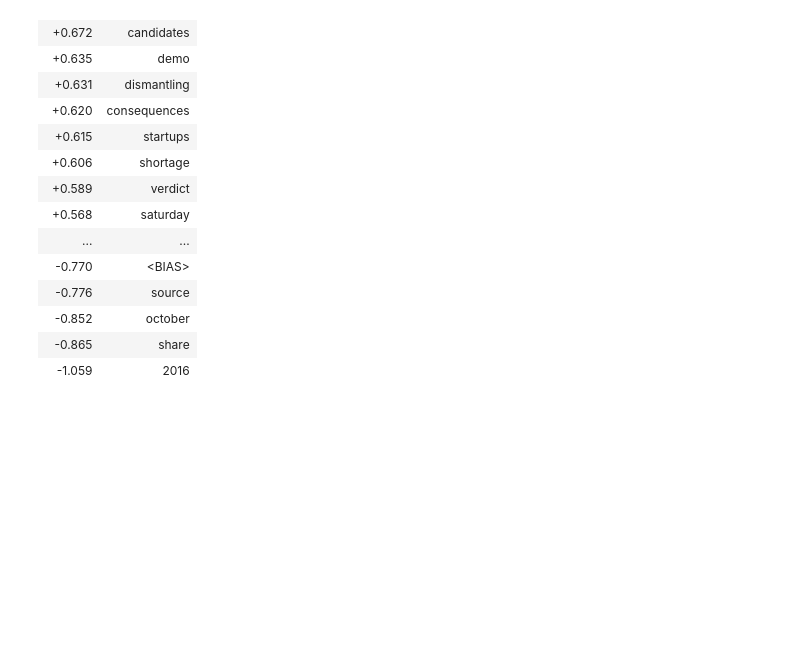
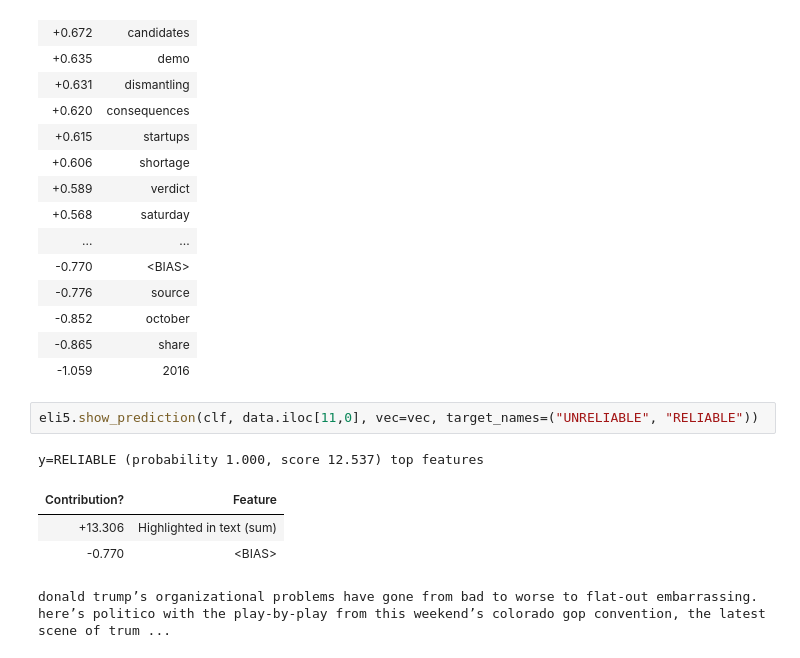
Before and after one commit to terry99999/polygraph, a Jupyter notebook: rev_model_jup.ipynb, the cells around one changed output. Cells and saved outputs as stored; diff of their text form; blank space fills up the shorter version.

```diff
--- a/rev_model_jup.ipynb
+++ b/rev_model_jup.ipynb
@@ -80,3 +129,11 @@ y=RELIABLE top features
 | -0.852 | october |
 | -0.865 | share |
 | -1.059 | 2016 |
+# %%
+eli5.show_prediction(clf, data.iloc[11,0], vec=vec, target_names=("UNRELIABLE", "RELIABLE"))
+# %% [output]
+y=RELIABLE (probability 1.000, score 12.537) top features
+| Contribution? | Feature |
+| +13.306 | Highlighted in text (sum) |
+| -0.770 | <BIAS> |
+donald trump’s organizational problems have gone from bad to worse to flat-out embarrassing. here’s politico with the play-by-play from this weekend’s colorado gop convention, the latest scene of trum ...
```
Also changed, not shown: parts of 4 cells of this notebook.
